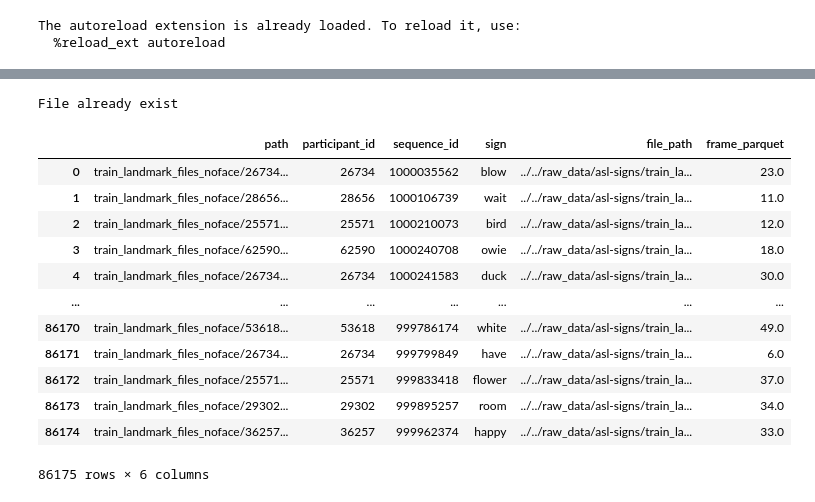
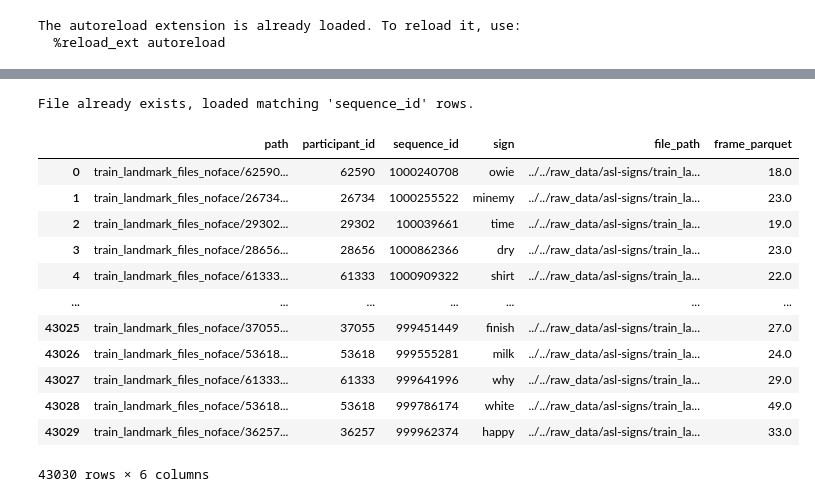
Before and after one commit to benoitfrisque/signlens, a Jupyter notebook: notebooks/Wail/notebook_exploratory_data_analaysis_wail.ipynb, the cells around one changed output, grey strips where cells are left out. Cells and saved outputs as stored; diff of their text form; code cells hidden in the pictures.

```diff
--- a/notebooks/Wail/notebook_exploratory_data_analaysis_wail.ipynb
+++ b/notebooks/Wail/notebook_exploratory_data_analaysis_wail.ipynb
@@ -411,5 +411,5 @@ from signlens.preprocessing.preprocess_files import load_subset_data,load_releva
 The autoreload extension is already loaded. To reload it, use:
   %reload_ext autoreload
 # %%
-train=load_subset_data()
+train=load_subset_data(frac=0.5)
 # %%
@@ -431,20 +447,21 @@ train_frame
 # %%
 train_frame=load_frame_number_parquet(train)
 # %% [output]
-File already exist
+File already exists, loaded matching 'sequence_id' rows.
 # %%
-filter_out_parquet_frame(train_frame,100)
+train_frame_filter=filter_out_parquet_frame(train_frame,100)
+train_frame_filter
 # %% [output]
 |  | path | participant_id | sequence_id | sign | file_path | frame_parquet |
-| 0 | train_landmark_files_noface/26734... | 26734 | 1000035562 | blow | ../../raw_data/asl-signs/train_la... | 23.0 |
-| 1 | train_landmark_files_noface/28656... | 28656 | 1000106739 | wait | ../../raw_data/asl-signs/train_la... | 11.0 |
-| 2 | train_landmark_files_noface/25571... | 25571 | 1000210073 | bird | ../../raw_data/asl-signs/train_la... | 12.0 |
-| 3 | train_landmark_files_noface/62590... | 62590 | 1000240708 | owie | ../../raw_data/asl-signs/train_la... | 18.0 |
-| 4 | train_landmark_files_noface/26734... | 26734 | 1000241583 | duck | ../../raw_data/asl-signs/train_la... | 30.0 |
+| 0 | train_landmark_files_noface/62590... | 62590 | 1000240708 | owie | ../../raw_data/asl-signs/train_la... | 18.0 |
+| 1 | train_landmark_files_noface/26734... | 26734 | 1000255522 | minemy | ../../raw_data/asl-signs/train_la... | 23.0 |
+| 2 | train_landmark_files_noface/29302... | 29302 | 100039661 | time | ../../raw_data/asl-signs/train_la... | 19.0 |
+| 3 | train_landmark_files_noface/28656... | 28656 | 1000862366 | dry | ../../raw_data/asl-signs/train_la... | 23.0 |
+| 4 | train_landmark_files_noface/61333... | 61333 | 1000909322 | shirt | ../../raw_data/asl-signs/train_la... | 22.0 |
 | ... | ... | ... | ... | ... | ... | ... |
-| 86170 | train_landmark_files_noface/53618... | 53618 | 999786174 | white | ../../raw_data/asl-signs/train_la... | 49.0 |
-| 86171 | train_landmark_files_noface/26734... | 26734 | 999799849 | have | ../../raw_data/asl-signs/train_la... | 6.0 |
-| 86172 | train_landmark_files_noface/25571... | 25571 | 999833418 | flower | ../../raw_data/asl-signs/train_la... | 37.0 |
-| 86173 | train_landmark_files_noface/29302... | 29302 | 999895257 | room | ../../raw_data/asl-signs/train_la... | 34.0 |
-| 86174 | train_landmark_files_noface/36257... | 36257 | 999962374 | happy | ../../raw_data/asl-signs/train_la... | 33.0 |
+| 43025 | train_landmark_files_noface/37055... | 37055 | 999451449 | finish | ../../raw_data/asl-signs/train_la... | 27.0 |
+| 43026 | train_landmark_files_noface/53618... | 53618 | 999555281 | milk | ../../raw_data/asl-signs/train_la... | 24.0 |
+| 43027 | train_landmark_files_noface/61333... | 61333 | 999641996 | why | ../../raw_data/asl-signs/train_la... | 29.0 |
+| 43028 | train_landmark_files_noface/53618... | 53618 | 999786174 | white | ../../raw_data/asl-signs/train_la... | 49.0 |
+| 43029 | train_landmark_files_noface/36257... | 36257 | 999962374 | happy | ../../raw_data/asl-signs/train_la... | 33.0 |
-86175 rows × 6 columns
+43030 rows × 6 columns
```
Also changed, not shown: parts of 8 cells of this notebook.
